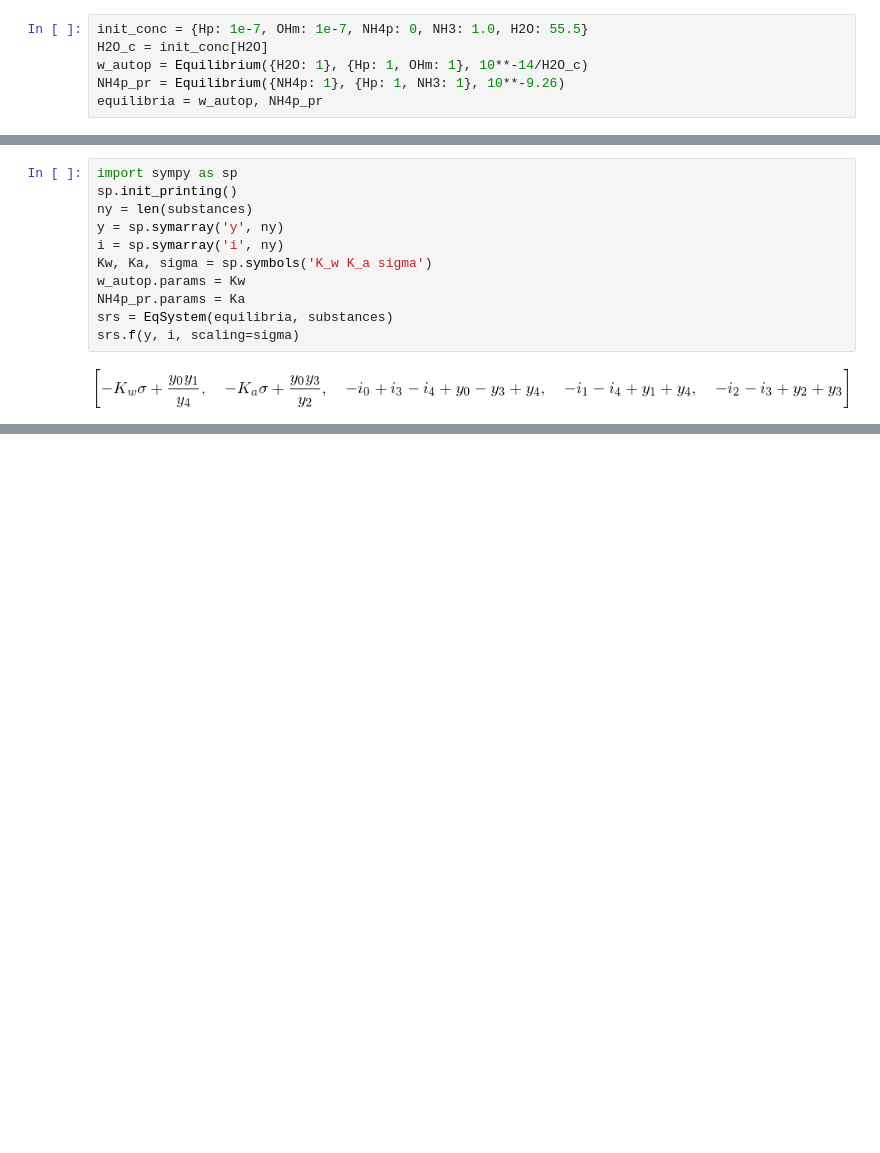
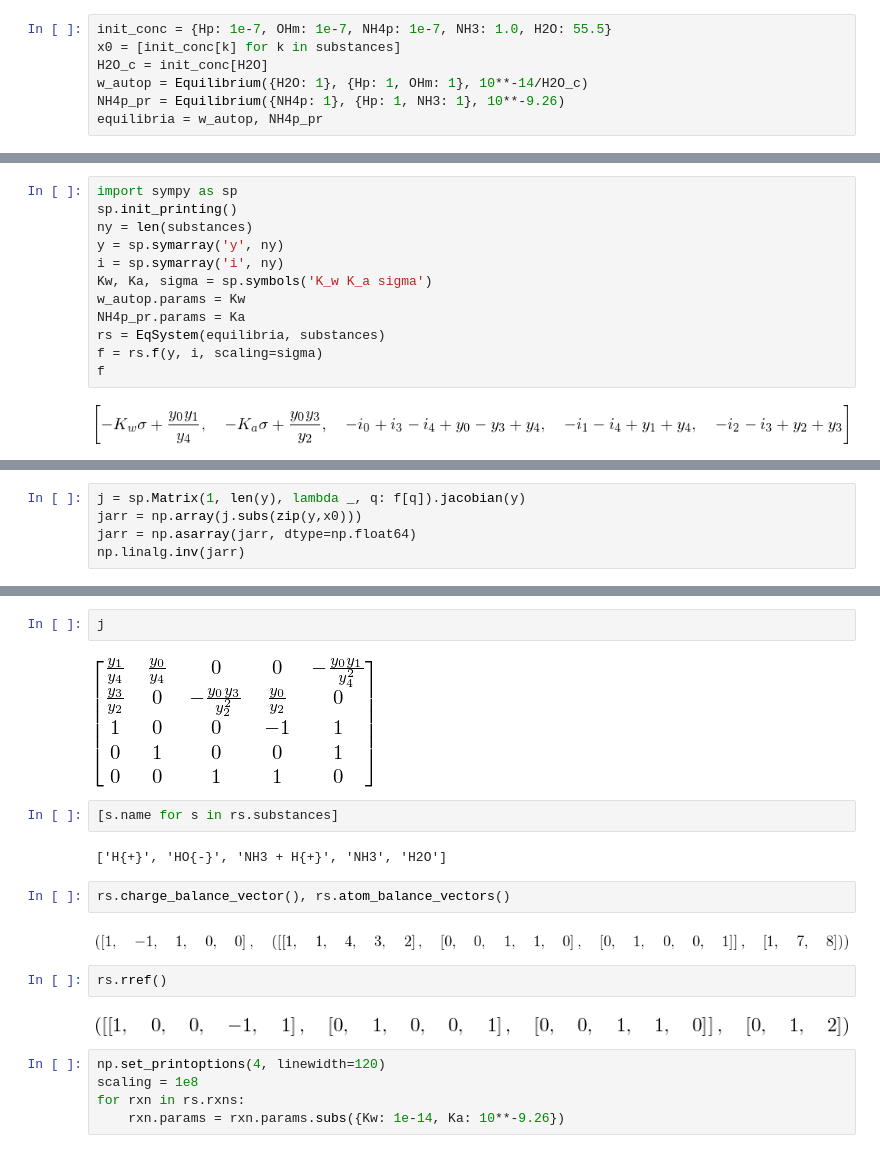
Before and after one commit to bjodah/chempy, a Jupyter notebook: examples/Ammonia.ipynb, the cells around one changed output, grey strips where cells are left out. Drawn from its saved outputs; the diff is of its cells as text; blank space fills up the shorter version.

```diff
--- a/examples/Ammonia.ipynb
+++ b/examples/Ammonia.ipynb
@@ -8,7 +11,8 @@ substances = Hp, OHm, NH4p, NH3, H2O = [
         'H{+}', 'HO{-}', 'NH3 + H{+}', 'NH3', 'H2O']]
 assert (Hp.charge, OHm.charge, NH4p.charge, NH3.charge, H2O.charge) == (1, -1, 1, 0, 0)
 # %%
-init_conc = {Hp: 1e-7, OHm: 1e-7, NH4p: 0, NH3: 1.0, H2O: 55.5}
+init_conc = {Hp: 1e-7, OHm: 1e-7, NH4p: 1e-7, NH3: 1.0, H2O: 55.5}
+x0 = [init_conc[k] for k in substances]
 H2O_c = init_conc[H2O]
 w_autop = Equilibrium({H2O: 1}, {Hp: 1, OHm: 1}, 10**-14/H2O_c)
 NH4p_pr = Equilibrium({NH4p: 1}, {Hp: 1, NH3: 1}, 10**-9.26)
@@ -24,7 +28,8 @@ i = sp.symarray('i', ny)
 Kw, Ka, sigma = sp.symbols('K_w K_a sigma')
 w_autop.params = Kw
 NH4p_pr.params = Ka
-srs = EqSystem(equilibria, substances)
-srs.f(y, i, scaling=sigma)
+rs = EqSystem(equilibria, substances)
+f = rs.f(y, i, scaling=sigma)
+f
 # %% [output]
 [figure]
@@ -58,0 +36,5 @@ array([  5.8661e-13,   1.3422e-07,   6.4339e-11,   8.4595e-11,   1.2586e-10])
+# %%
+j = sp.Matrix(1, len(y), lambda _, q: f[q]).jacobian(y)
+jarr = np.array(j.subs(zip(y,x0)))
+jarr = np.asarray(jarr, dtype=np.float64)
+np.linalg.inv(jarr)
@@ -58,0 +52,21 @@ array([  5.8661e-13,   1.3422e-07,   6.4339e-11,   8.4595e-11,   1.2586e-10])
+# %%
+j
+# %% [output]
+[figure, added]
+# %%
+[s.name for s in rs.substances]
+# %% [output]
+['H{+}', 'HO{-}', 'NH3 + H{+}', 'NH3', 'H2O']
+# %%
+rs.charge_balance_vector(), rs.atom_balance_vectors()
+# %% [output]
+[figure, added]
+# %%
+rs.rref()
+# %% [output]
+[figure, added]
+# %%
+np.set_printoptions(4, linewidth=120)
+scaling = 1e8
+for rxn in rs.rxns:
+    rxn.params = rxn.params.subs({Kw: 1e-14, Ka: 10**-9.26})
```
Also changed, not shown: parts of 14 cells of this notebook, 6 other files.
